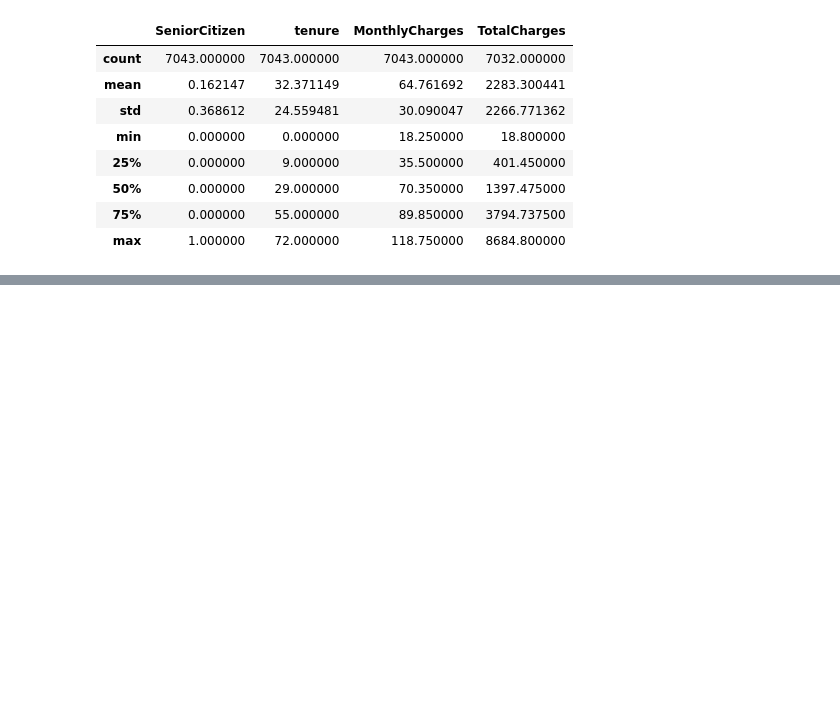
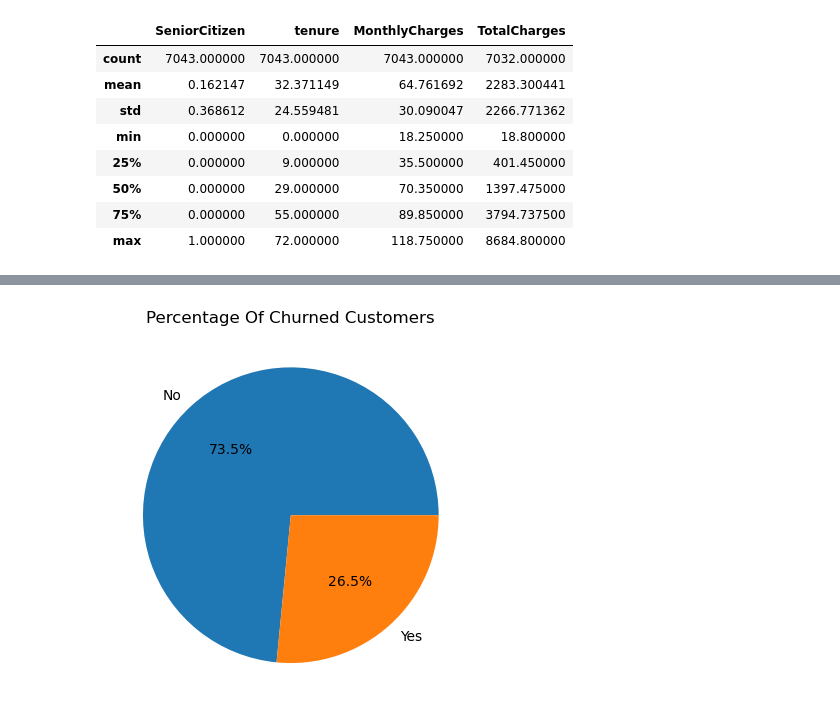
Before and after one commit to sohailash/sohail, a Jupyter notebook: ML Projects/Customer_churn.ipynb, the cells around one changed output, grey strips where cells are left out. Cells and saved outputs as stored; diff of their text form; code cells hidden in the pictures; blank space fills up the shorter version.

```diff
--- a/ML Projects/Customer_churn.ipynb
+++ b/ML Projects/Customer_churn.ipynb
@@ -73,0 +101,7 @@ display(df)
+# %%
+gb = df.groupby(df['Churn']).agg({'Churn':'count'})
+plt.pie(gb['Churn'],labels=gb.index,autopct='%0.1f%%')
+plt.title("Percentage Of Churned Customers")
+plt.show()
+# %% [output]
+[figure, added]
```
Also changed, not shown: parts of 7 cells of this notebook.
